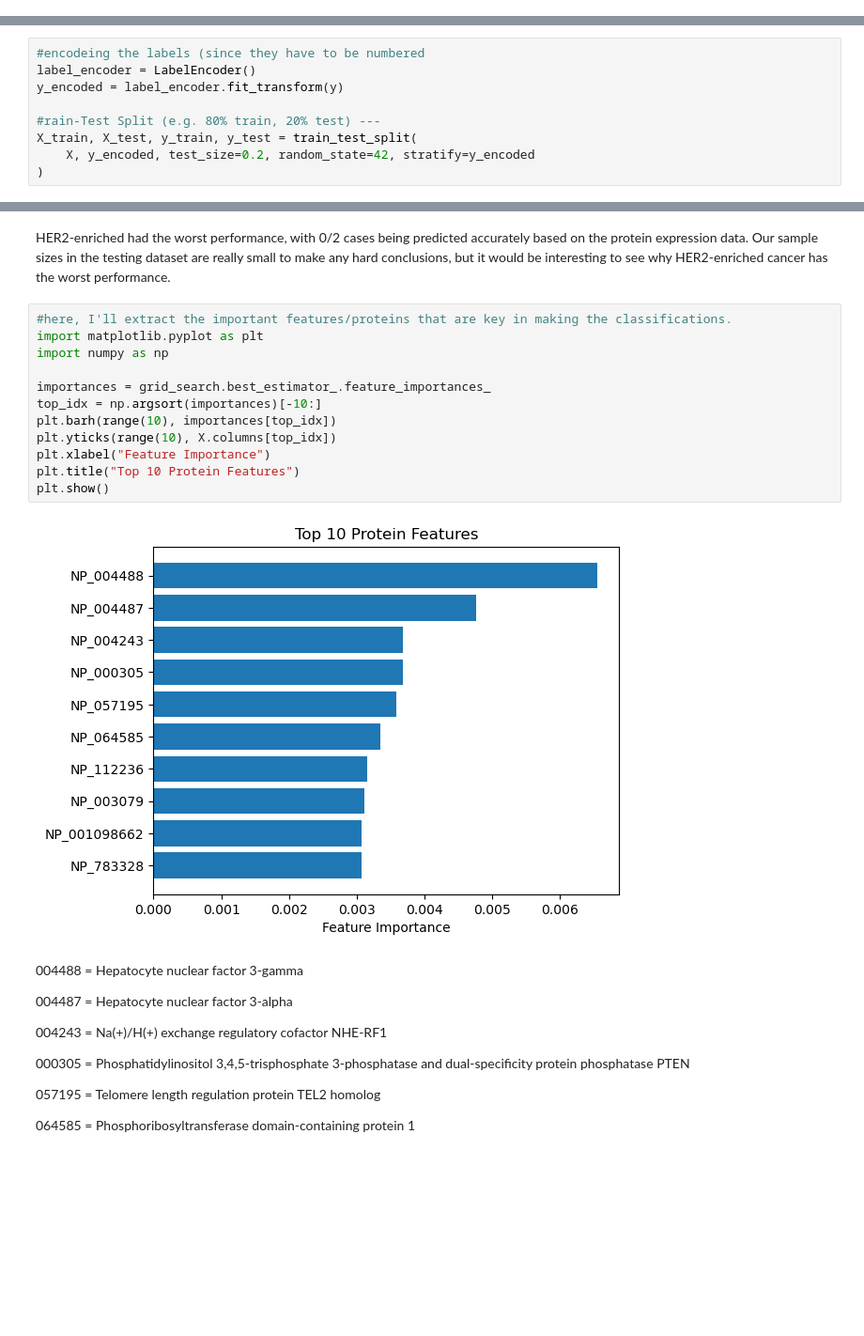
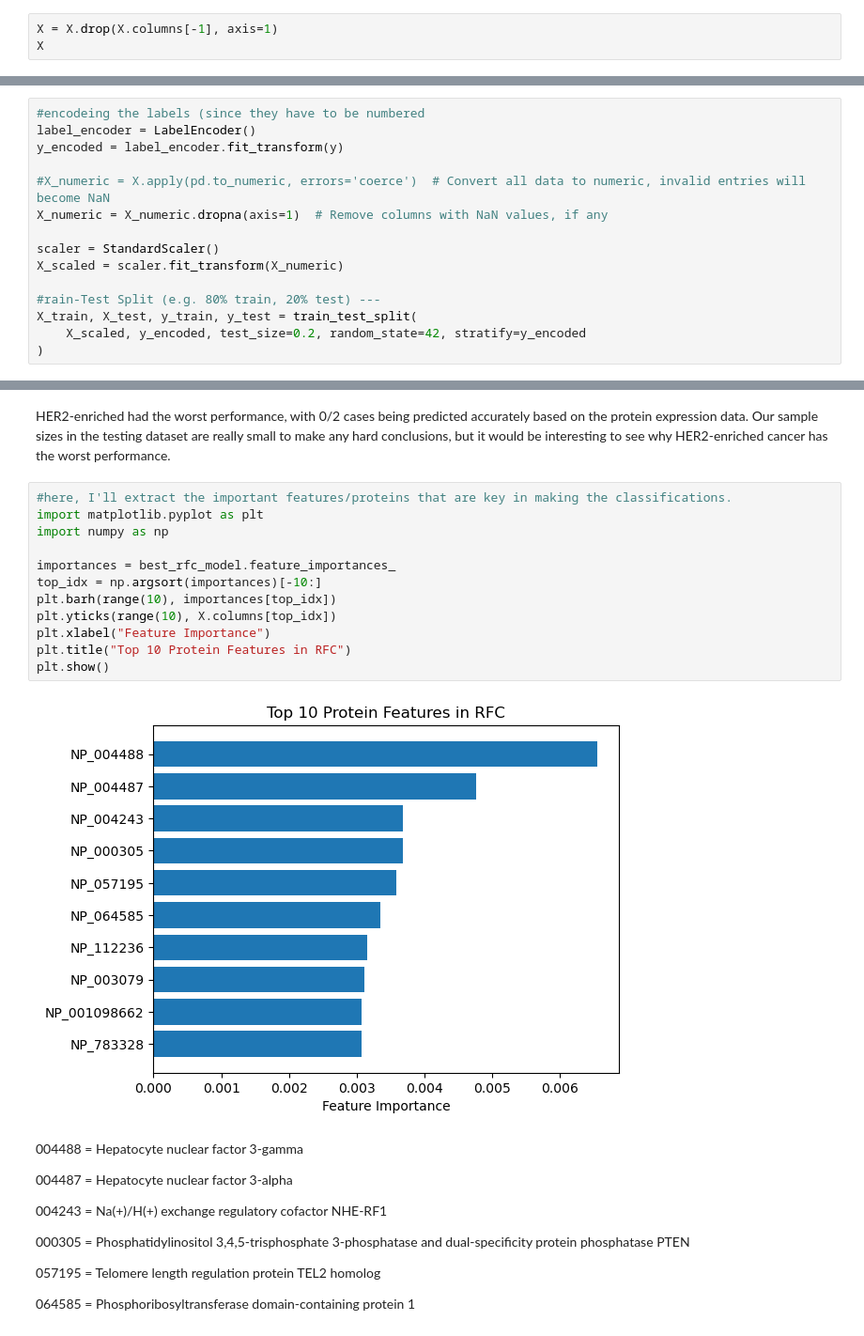
Before and after one commit to tiffanyqtang/Proteomics_Final, a Jupyter notebook: proteomics_final.ipynb, the cells around one changed output, grey strips where cells are left out. Shown: that part at 94% size. Cells and saved outputs as stored; diff of their text form; blank space fills up the shorter version.

```diff
--- a/proteomics_final.ipynb
+++ b/proteomics_final.ipynb
@@ -207,0 +196,3 @@ y = clinical_data.loc[common_samples, 'PAM50 mRNA']
+# %%
+X = X.drop(X.columns[-1], axis=1)
+X
@@ -210,9 +232,15 @@ y = clinical_data.loc[common_samples, 'PAM50 mRNA']
 label_encoder = LabelEncoder()
 y_encoded = label_encoder.fit_transform(y)
 
+#X_numeric = X.apply(pd.to_numeric, errors='coerce')  # Convert all data to numeric, invalid entries will become NaN
+X_numeric = X_numeric.dropna(axis=1)  # Remove columns with NaN values, if any
+
+scaler = StandardScaler()
+X_scaled = scaler.fit_transform(X_numeric)
+
 #rain-Test Split (e.g. 80% train, 20% test) ---
 X_train, X_test, y_train, y_test = train_test_split(
-    X, y_encoded, test_size=0.2, random_state=42, stratify=y_encoded
+    X_scaled, y_encoded, test_size=0.2, random_state=42, stratify=y_encoded
 )
 # %%
 y_encoded
@@ -273,17 +318,17 @@ HER2-enriched had the worst performance, with 0/2 cases being predicted accurate
 # %%
 #here, I'll extract the important features/proteins that are key in making the classifications.
 import matplotlib.pyplot as plt
 import numpy as np
 
-importances = grid_search.best_estimator_.feature_importances_
+importances = best_rfc_model.feature_importances_
 top_idx = np.argsort(importances)[-10:]
 plt.barh(range(10), importances[top_idx])
 plt.yticks(range(10), X.columns[top_idx])
 plt.xlabel("Feature Importance")
-plt.title("Top 10 Protein Features")
+plt.title("Top 10 Protein Features in RFC")
 plt.show()
 # %% [output]
-[figure, old version]
+[figure, new version]
 # %% [markdown]
 004488 = Hepatocyte nuclear factor 3-gamma
 
```
Also changed, not shown: parts of 65 cells of this notebook.
